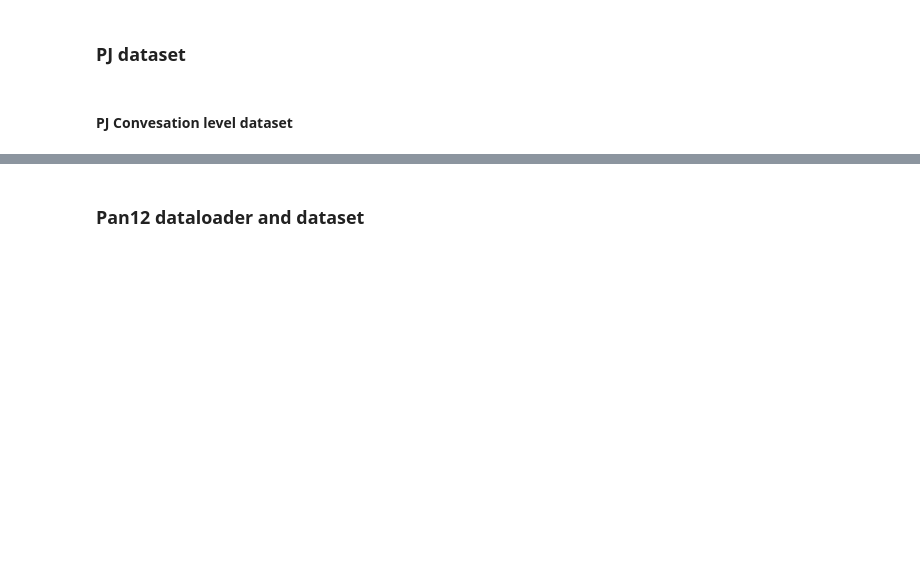
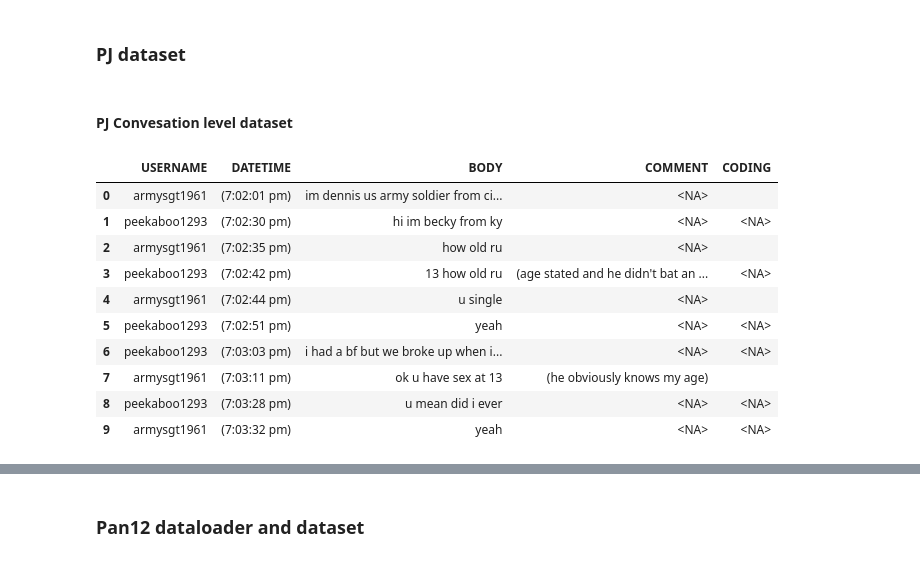
Before and after one commit to mryanivtal/cybersecurity_hw2, a Jupyter notebook: cyber_hw2.ipynb, the cells around one changed output, grey strips where cells are left out. Saved outputs shown, nothing was run; the diff lists cells and outputs as text; code cells hidden in the pictures; blank space fills up the shorter version.

```diff
--- a/cyber_hw2.ipynb
+++ b/cyber_hw2.ipynb
@@ -236,6 +265,7 @@ preprocess_string_for_bow(text, **preprocess_args)
 # %% [markdown]
 #### PJ Convesation level dataset
 # %%
+
 def load_one_chat_as_df_pj(file_path: Path) -> Dict[str, pd.DataFrame]:
     '''
     Gets an path to a PJ XML file
@@ -245,7 +275,12 @@ def load_one_chat_as_df_pj(file_path: Path) -> Dict[str, pd.DataFrame]:
         - conversation posts
     '''
     parser = ET.XMLParser(encoding="utf-8")
-    doc_tree = ET.parse(file_path, parser=parser)
+    try:
+        doc_tree = ET.parse(file_path, parser=parser)
+    except(ParseError):
+        print(f'failed to parse {str(file_path)}')
+        return None
+
     doc_root = doc_tree.getroot()
 
     posts_df = pd.DataFrame(columns = ['USERNAME', 'DATETIME', 'BODY', 'COMMENT', 'CODING'], dtype=str)
@@ -259,35 +294,47 @@ def load_one_chat_as_df_pj(file_path: Path) -> Dict[str, pd.DataFrame]:
 
         posts_df = posts_df.append(post_dict, ignore_index=True)
     posts_df = posts_df.astype('string')
 
 
     for predator in doc_root.findall('PREDATOR'):
         predator_dict = {}
         for field in predator:
             predator_dict[field.tag] = field.text
 
         predator_df = predator_df.append(predator_dict, ignore_index=True)
     predator_df = predator_df.astype('string')
 
-
     for victim in doc_root.findall('VICTIM'):
         victim_dict = {}
         for field in victim:
             victim_dict[field.tag] = field.text
 
         victim_df = victim_df.append(victim_dict, ignore_index=True)
     victim_df = victim_df.astype('string')
 
-    return {'predator': predator_df, 'victim': victim_df, 'conversation': posts_df}
+    return {'predator': predator_df, 'victim': victim_df, 'conversation': posts_df, 'conversation_id': str(file_path.parts[-1])}
 
 
 #----------------------------------------------------------
 # Test XML parse functions:
 file_path = PJ_DATA_FOLDER / Path('ArmySgt1961.xml')
 chat_dict = load_one_chat_as_df_pj(file_path)
 chat_dict['victim'].head()
 chat_dict['predator'].head()
 chat_dict['conversation'].head(10)
+# chat_dict['conversation_id']
+# %% [output]
+|  | USERNAME | DATETIME | BODY | COMMENT | CODING |
+| 0 | armysgt1961 | (7:02:01 pm) | im dennis us army soldier from ci... | <NA> |  |
+| 1 | peekaboo1293 | (7:02:30 pm) | hi im becky from ky | <NA> | <NA> |
+| 2 | armysgt1961 | (7:02:35 pm) | how old ru | <NA> |  |
+| 3 | peekaboo1293 | (7:02:42 pm) | 13 how old ru | (age stated and he didn't bat an ... | <NA> |
+| 4 | armysgt1961 | (7:02:44 pm) | u single | <NA> |  |
+| 5 | peekaboo1293 | (7:02:51 pm) | yeah | <NA> | <NA> |
+| 6 | peekaboo1293 | (7:03:03 pm) | i had a bf but we broke up when i... | <NA> | <NA> |
+| 7 | armysgt1961 | (7:03:11 pm) | ok u have sex at 13 | (he obviously knows my age) |  |
+| 8 | peekaboo1293 | (7:03:28 pm) | u mean did i ever | <NA> | <NA> |
+| 9 | armysgt1961 | (7:03:32 pm) | yeah | <NA> | <NA> |
 # %%
 
 class PjDataset(Dataset):
```
Also changed, not shown: parts of 34 cells of this notebook, 2 other files.
